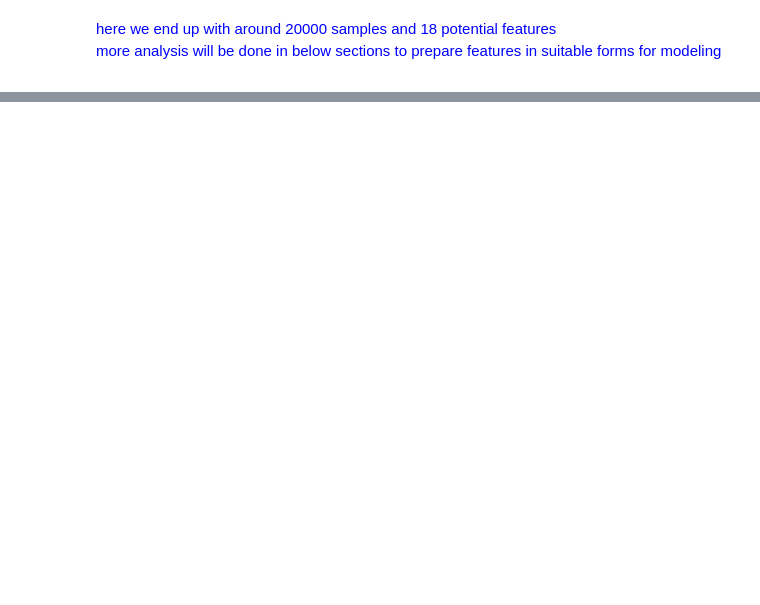
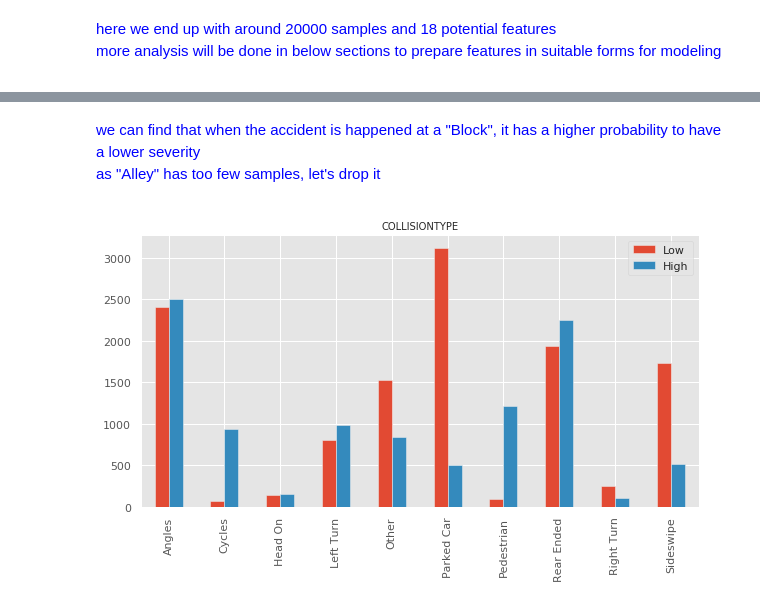
Before and after one commit to brucehsi/Coursera_Capstone, a Jupyter notebook: capstone assignment.ipynb, the cells around one changed output, grey strips where cells are left out. Cells and saved outputs as stored; diff of their text form; code cells hidden in the pictures; blank space fills up the shorter version.

```diff
--- a/capstone assignment.ipynb
+++ b/capstone assignment.ipynb
@@ -129 +134,5 @@ import seaborn as sns
 import matplotlib.pyplot as plt
+# %%
+# replace "1/2" with "Low/High" in SEVERITYCODE
+df_clean.SEVERITYCODE.replace(1,'Low',inplace=True)
+df_clean.SEVERITYCODE.replace(2,'High',inplace=True)
@@ -129,0 +145,3 @@ import matplotlib.pyplot as plt
+# %%
+df_low=df_clean[df_clean.SEVERITYCODE=='Low']
+df_high=df_clean[df_clean.SEVERITYCODE=='High']
@@ -129,0 +152,10 @@ import matplotlib.pyplot as plt
+# %%
+def bar_chart(cloumn_name):
+    plot_low=pd.DataFrame(df_low[cloumn_name].value_counts())
+    plot_low.rename(columns={cloumn_name:'Low'},inplace=True)
+    plot_high=pd.DataFrame(df_high[cloumn_name].value_counts())
+    plot_high.rename(columns={cloumn_name:'High'},inplace=True)
+    df_plot=plot_low.join(plot_high,how='outer')
+    df_plot.fillna(0)
+    ax=df_plot.plot(kind='bar',figsize=(10, 5))
+    ax.set_title(cloumn_name,size=10)
@@ -129,0 +166,6 @@ import matplotlib.pyplot as plt
+# %% [markdown]
+<span style="color:blue">
+we can find that when the accident is happened at a "Block", it has a higher probability to have a lower severity
+
+as "Alley" has too few samples, let's drop it
+</span>
@@ -129,0 +174,4 @@ import matplotlib.pyplot as plt
+# %%
+bar_chart('COLLISIONTYPE')
+# %% [output]
+[figure, added]
```
Also changed, not shown: parts of 10 cells of this notebook.
